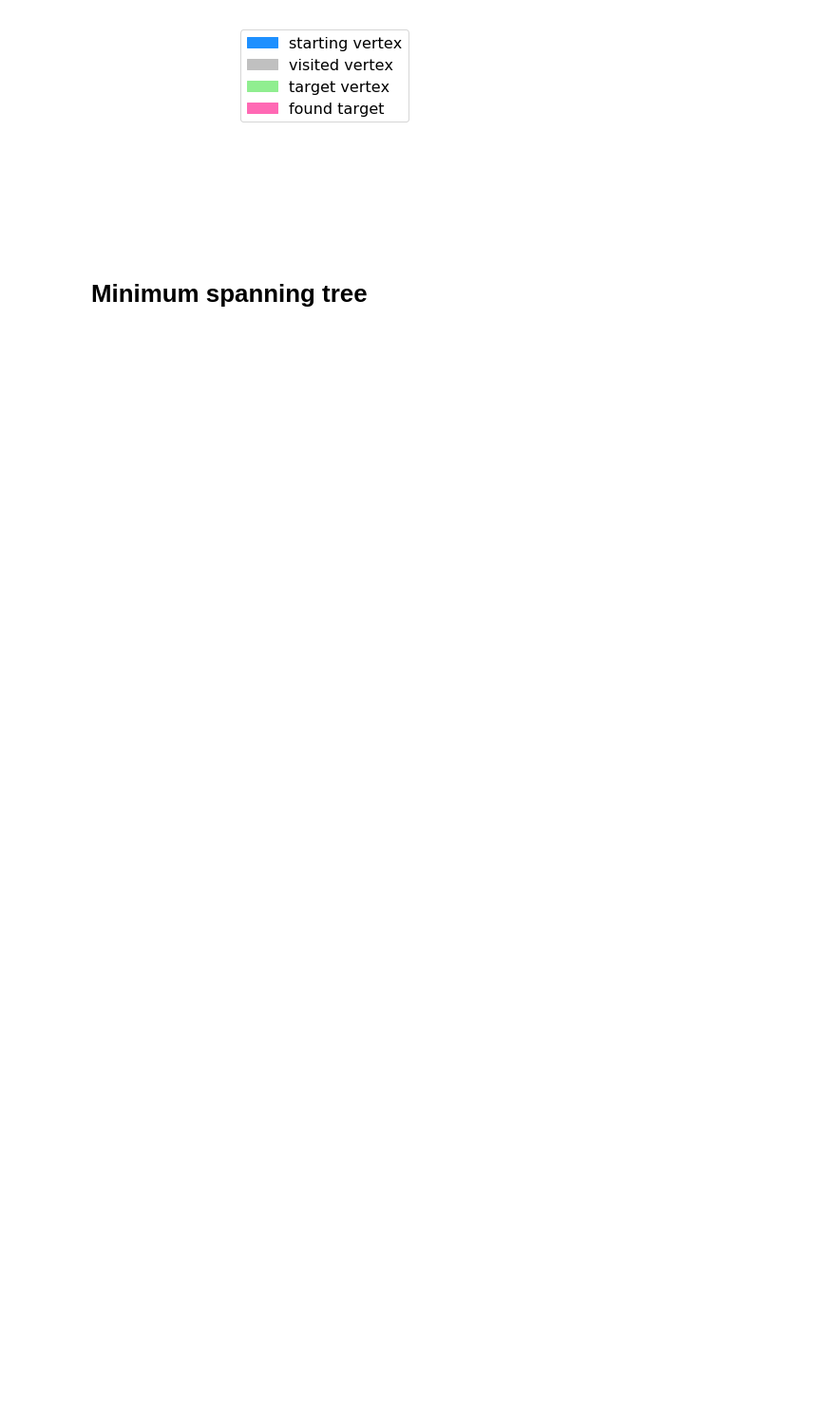
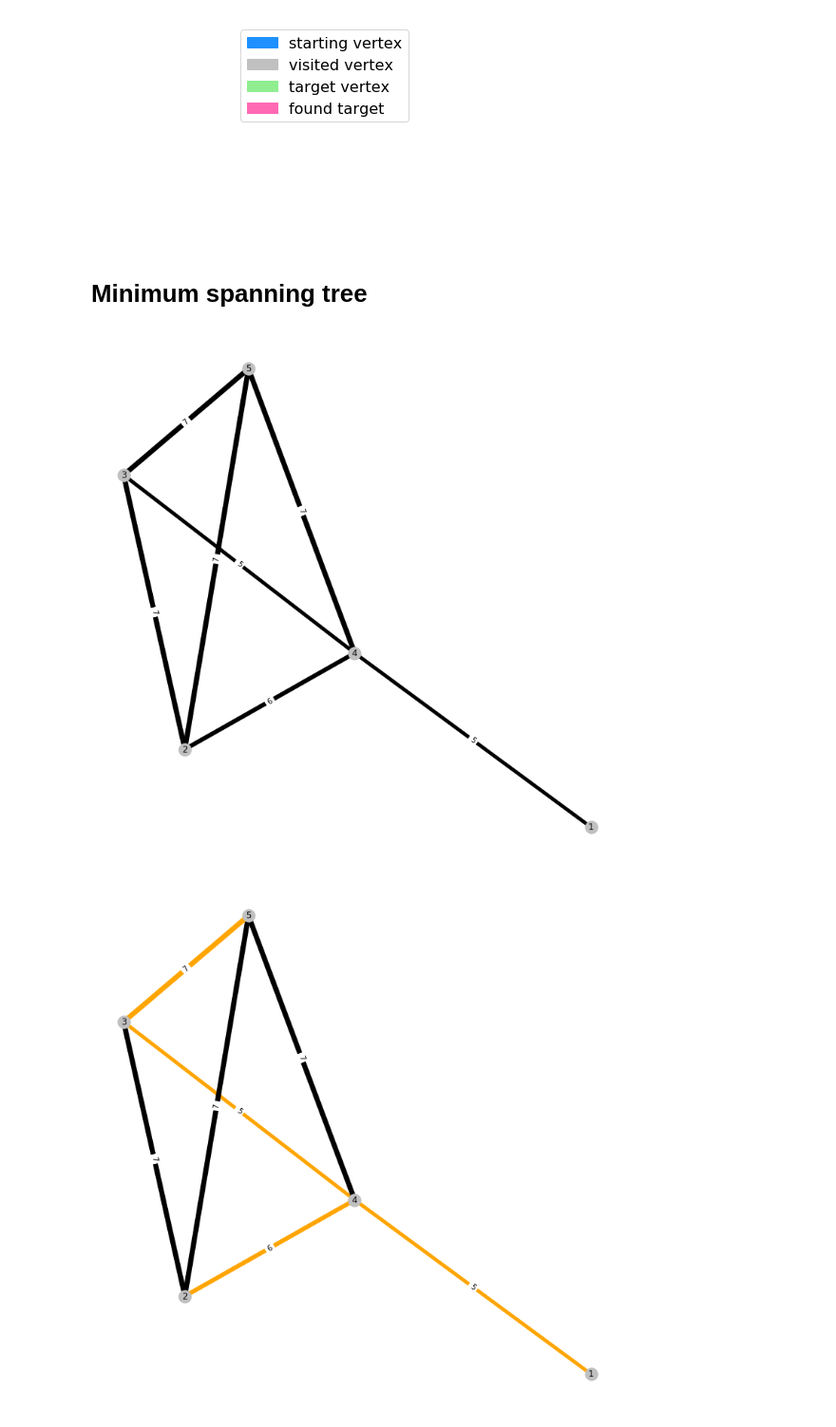
Before and after one commit to juliaolivieri/WiDS_graph_algorithms, a Jupyter notebook: Graph_Search.ipynb, the cells around one changed output. Shown at 95% size. Cells and saved outputs as stored; diff of their text form; code cells hidden in the pictures; blank space fills up the shorter version.

```diff
--- a/Graph_Search.ipynb
+++ b/Graph_Search.ipynb
@@ -220,13 +216,20 @@ plot_search_palette()
 # CHANGE HERE
 
 seed = 123        # random seed (change to allow a different random graph with the same parameters)
-num_vertices = 15 # number of vertices in the graph
-min_edges = 20    # minimum number of edges in the graph
+min_edges = 7    # minimum number of edges in the graph
+
+num_vertices = 5 # number of vertices in the graph
+# num_vertices = 15 # number of vertices in the graph
 # %%
 
 np.random.seed(seed)
 adj,weights = create_graph(num_vertices,min_edges,True)
 draw_adj(adj,weights,True)
+
 tree, weight = kruskal(adj, weights)
+draw_adj(adj,weights,True, tree)
 
-draw_adj(adj,weights,True, tree)
+plot_kruskal_palette()
+# %% [output]
+[figure, added]
+[figure, added]
```
Also changed, not shown: parts of 8 cells of this notebook, 1 other file.
